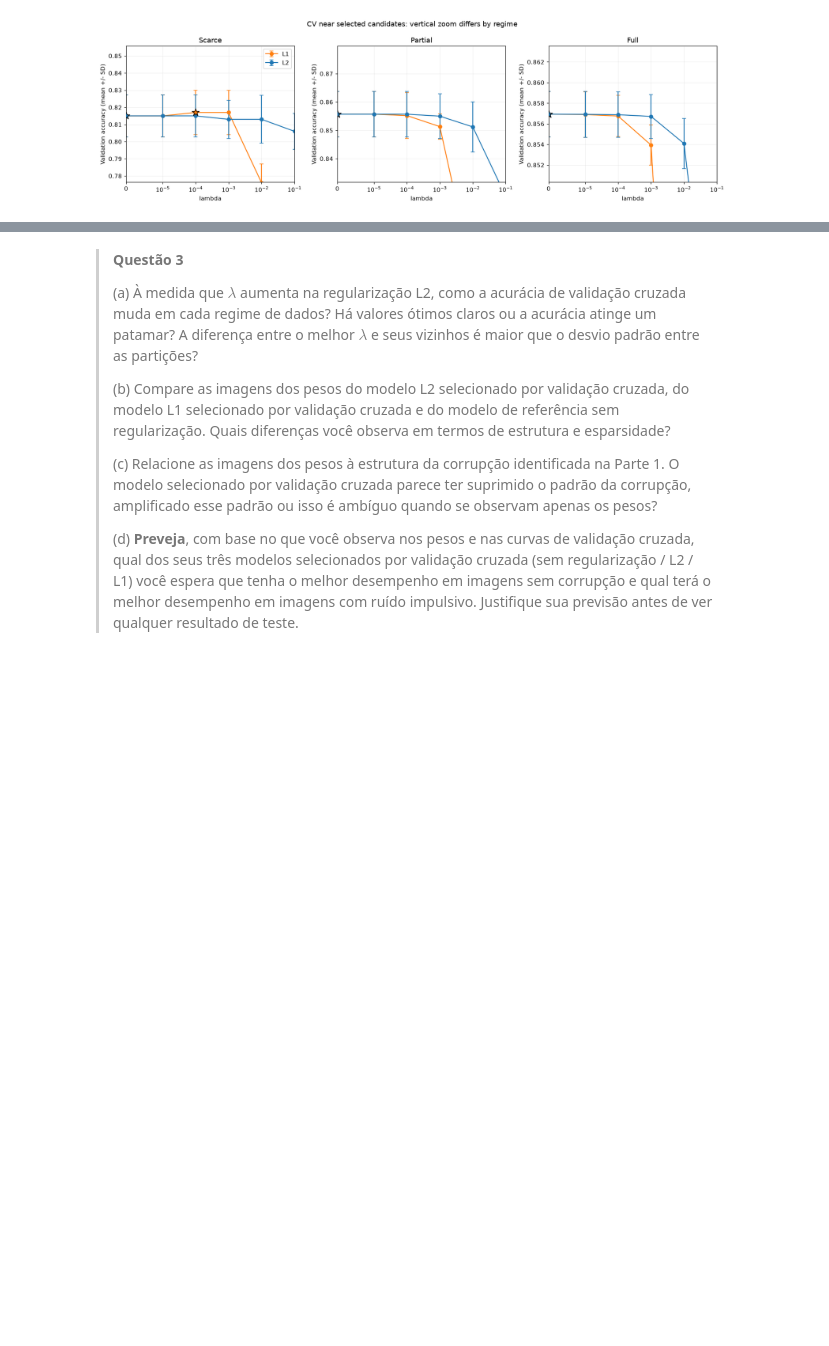
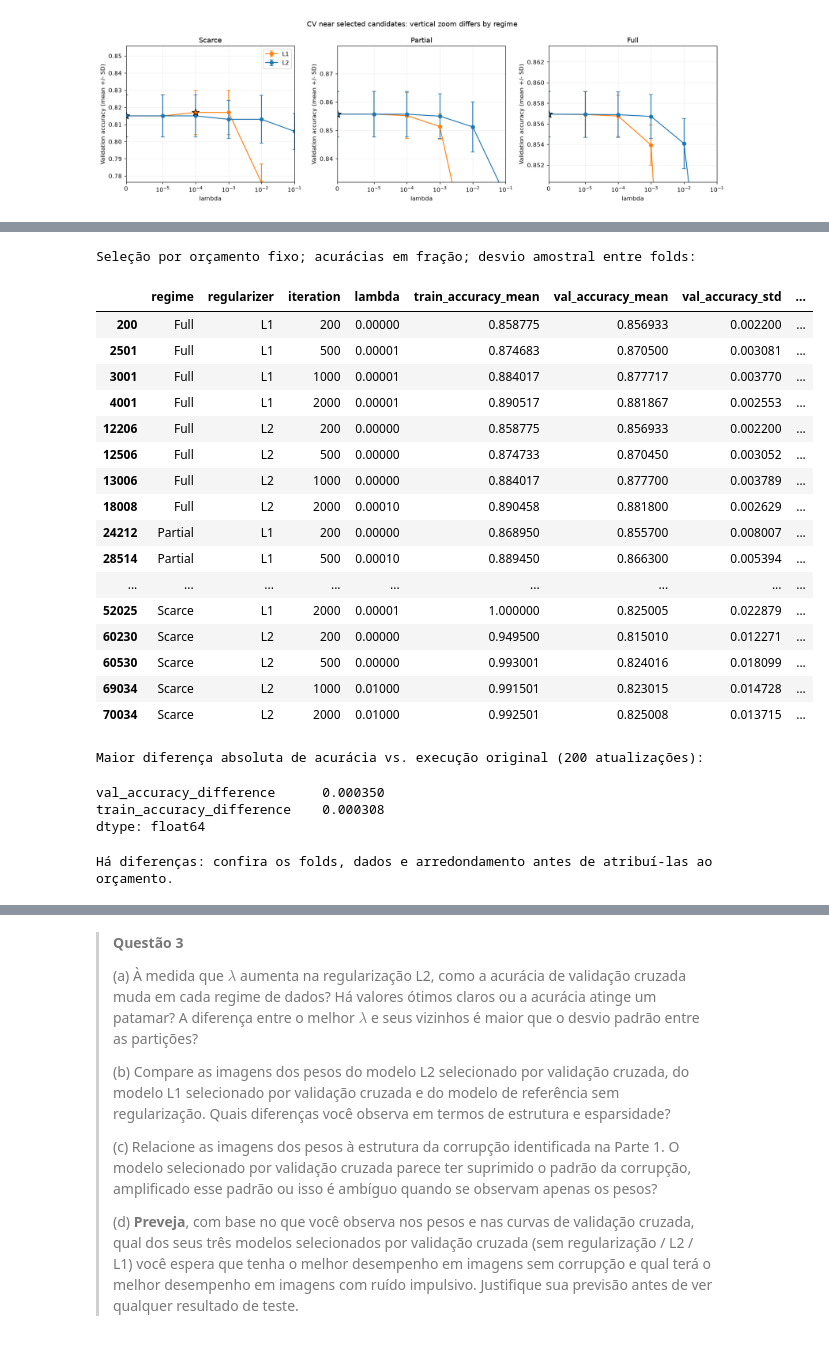
Before and after one commit to carolkekas28/MC886, a Jupyter notebook: trab2/mc886_2s2026_assignment_2_traduzido.ipynb, the cells around one changed output, grey strips where cells are left out. Saved outputs shown, nothing was run; the diff lists cells and outputs as text; code cells hidden in the pictures; blank space fills up the shorter version.

```diff
--- a/trab2/mc886_2s2026_assignment_2_traduzido.ipynb
+++ b/trab2/mc886_2s2026_assignment_2_traduzido.ipynb
@@ -1669,0 +1739,9 @@ display(full_weight_stats.round(5))
+# %%
+# First execution trains; subsequent executions load completed folds or resume.
+conv_run_dir, conv_history = convergencia.run_experiment(
+    conv_raw_datasets, conv_output_dir,
+    max_iter=conv_max_iter, lambda_grid=conv_lambda_grid,
+    lr=0.1, seed=seed, n_splits=3, checkpoint_every=50, num_threads=2,
+)
+print("Resultados:", conv_run_dir.resolve())
+print("Registros por iteração:", len(conv_history))
@@ -1669,0 +1761,57 @@ display(full_weight_stats.round(5))
+# %%
+# This analysis reads the cached metrics and does not train any models.
+conv_history = convergencia.load_history(conv_run_dir)
+conv_aggregate, conv_selection, conv_diagnostics = convergencia.summarize(
+    conv_history, conv_run_dir,
+    budgets=sorted({200, 500, 1000, 2000, conv_max_iter}), window=100,
+)
+print("Seleção por orçamento fixo; acurácias em fração; desvio amostral entre folds:")
+display(conv_selection[[
+    "regime", "regularizer", "iteration", "lambda", "train_accuracy_mean",
+    "val_accuracy_mean", "val_accuracy_std", "train_val_gap",
+]].sort_values(["regime", "regularizer", "iteration"]).round(6))
+
+# Check the new run at 200 updates against the original experiment.
+conv_original_path = convergence_root / "resultados_parte3" / "cv_results.csv"
+if conv_original_path.exists():
+    conv_reference = pd.read_csv(conv_original_path)
+    conv_comparison_200 = conv_aggregate[conv_aggregate.iteration == 200].merge(
+        conv_reference[["regime", "regularizer", "lambda", "cv_mean", "train_mean"]],
+        on=["regime", "regularizer", "lambda"], validate="one_to_one",
+    )
+    conv_comparison_200["val_accuracy_difference"] = (
+        conv_comparison_200.val_accuracy_mean - conv_comparison_200.cv_mean
+    )
+    conv_comparison_200["train_accuracy_difference"] = (
+        conv_comparison_200.train_accuracy_mean - conv_comparison_200.train_mean
+    )
+    conv_comparison_200.to_csv(conv_run_dir / "comparison_200.csv", index=False, float_format="%.17g")
+    print("Maior diferença absoluta de acurácia vs. execução original (200 atualizações):")
+    display(conv_comparison_200[["val_accuracy_difference", "train_accuracy_difference"]].abs().max())
+    # Batched matrix products can differ slightly in float32 rounding.
+    if conv_comparison_200.val_accuracy_difference.abs().max() > 1e-6:
+        print("Há diferenças: confira os folds, dados e arredondamento antes de atribuí-las ao orçamento.")
+# %% [output]
+Seleção por orçamento fixo; acurácias em fração; desvio amostral entre folds:
+|  | regime | regularizer | iteration | lambda | train_accuracy_mean | val_accuracy_mean | val_accuracy_std | ... |
+| 200 | Full | L1 | 200 | 0.00000 | 0.858775 | 0.856933 | 0.002200 | ... |
+| 2501 | Full | L1 | 500 | 0.00001 | 0.874683 | 0.870500 | 0.003081 | ... |
+| 3001 | Full | L1 | 1000 | 0.00001 | 0.884017 | 0.877717 | 0.003770 | ... |
+| 4001 | Full | L1 | 2000 | 0.00001 | 0.890517 | 0.881867 | 0.002553 | ... |
+| 12206 | Full | L2 | 200 | 0.00000 | 0.858775 | 0.856933 | 0.002200 | ... |
+| 12506 | Full | L2 | 500 | 0.00000 | 0.874733 | 0.870450 | 0.003052 | ... |
+| 13006 | Full | L2 | 1000 | 0.00000 | 0.884017 | 0.877700 | 0.003789 | ... |
+| 18008 | Full | L2 | 2000 | 0.00010 | 0.890458 | 0.881800 | 0.002629 | ... |
+| 24212 | Partial | L1 | 200 | 0.00000 | 0.868950 | 0.855700 | 0.008007 | ... |
+| 28514 | Partial | L1 | 500 | 0.00010 | 0.889450 | 0.866300 | 0.005394 | ... |
+| ... | ... | ... | ... | ... | ... | ... | ... | ... |
+| 52025 | Scarce | L1 | 2000 | 0.00001 | 1.000000 | 0.825005 | 0.022879 | ... |
+| 60230 | Scarce | L2 | 200 | 0.00000 | 0.949500 | 0.815010 | 0.012271 | ... |
+| 60530 | Scarce | L2 | 500 | 0.00000 | 0.993001 | 0.824016 | 0.018099 | ... |
+| 69034 | Scarce | L2 | 1000 | 0.01000 | 0.991501 | 0.823015 | 0.014728 | ... |
+| 70034 | Scarce | L2 | 2000 | 0.01000 | 0.992501 | 0.825008 | 0.013715 | ... |
+Maior diferença absoluta de acurácia vs. execução original (200 atualizações):
+val_accuracy_difference      0.000350
+train_accuracy_difference    0.000308
+dtype: float64
+Há diferenças: confira os folds, dados e arredondamento antes de atribuí-las ao orçamento.
```
Also changed, not shown: parts of 9 cells of this notebook, 50 other files.
